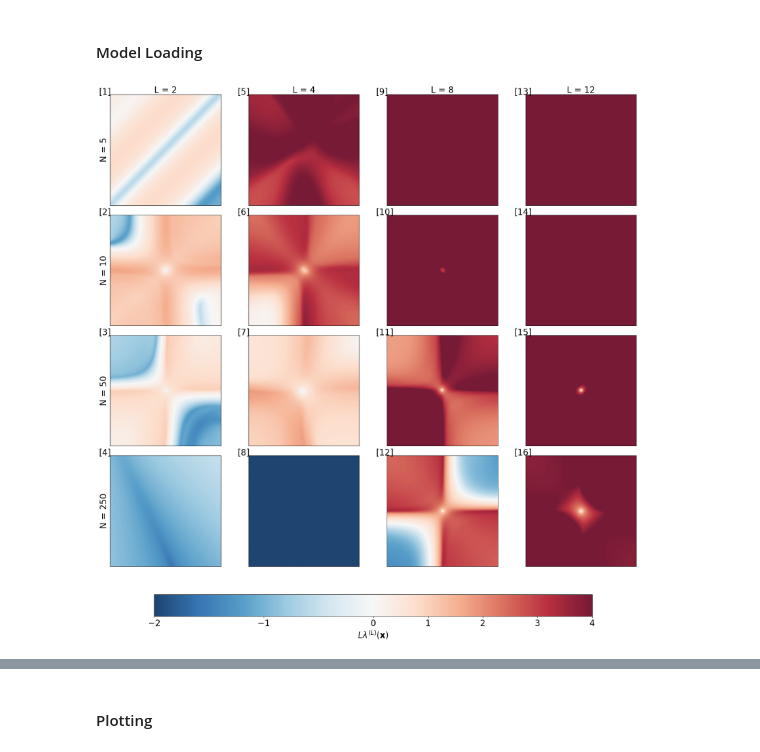
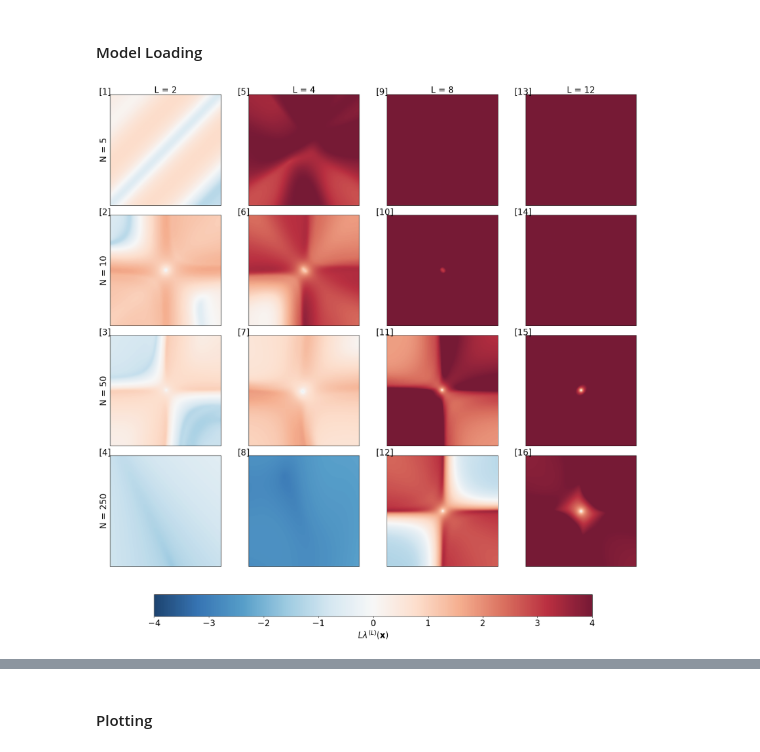
Before and after one commit to olegmaxus/ftlelab, a Jupyter notebook: notebooks/experiment_2.ipynb, the cells around one changed output, grey strips where cells are left out. Saved outputs shown, nothing was run; the diff lists cells and outputs as text; code cells hidden in the pictures.

Commit message:
Change: adding images

```diff
--- a/notebooks/experiment_2.ipynb
+++ b/notebooks/experiment_2.ipynb
@@ -89,7 +92,7 @@ for dataset_name in dataset_names:
                 networks_grid_configs[dataset_name][activation][config_key] = {
                     "net_params": {
                         "layer_dims": layer_sizes,
-                        "init_method": "paper",
+                        "init_method": "xavier" if activation in ("tanh", "sigmoid") else "he",
                         "activation": activation,
                         "output_activation": "tanh",
                     },
@@ -108,7 +111,7 @@ for dataset_name in dataset_names:
                     )
                 }
 # %%
-for dataset_name in dataset_names[2:]:
+for dataset_name in dataset_names[1:]:
     for activation in activations:
         for network in tqdm(networks_grid_configs[dataset_name][activation].keys()):
             net = fmods.DenseNet(**networks_grid_configs[dataset_name][activation][network]["net_params"])
@@ -171,8 +221,8 @@ for dataset_name in dataset_names:
                 model_type="dense",
                 params=params_jax,
                 X_np=grids_jax[dataset_name],
-                layer_spec=("hidden_k", net.hidden_depth),
-                time_L=net.hidden_depth,
+                layer_spec= "output",#("hidden_k", net.hidden_depth),
+                time_L=net.hidden_depth + 1,
                 batch_size=2048,
                 activation=activation,
                 output_activation="tanh",
@@ -187,3 +237,5 @@ np.save(f"experiment_{experiment_name}/networks_grid_ftle.npy", networks_grid_ft
+# %%
+networks_grid_ftle_loaded = np.load(f"experiment_{experiment_name}/networks_grid_ftle.npy", allow_pickle=True).item()
 # %%
 import numpy as np
 import matplotlib.pyplot as plt
@@ -313,16 +365,16 @@ def plot_ftle_grid_4x4(
     plt.show()
 # %%
 plot_ftle_grid_4x4(
-    networks_grid_ftle,
+    networks_grid_ftle_loaded,
     dataset_name="xor",
     activation="gelu",
     ell_list=[2, 4, 8, 12],
     n_list=[5, 10, 50, 250],
     nx=200,
     ny=200,
-    vmin=-2,
+    vmin=-4,
     vmax=4,
     multiply_by_L=True
 )
 # %% [output]
-[figure, old version]
+[figure, new version]
```
Also changed, not shown: parts of 9 cells of this notebook, 55 other files.
